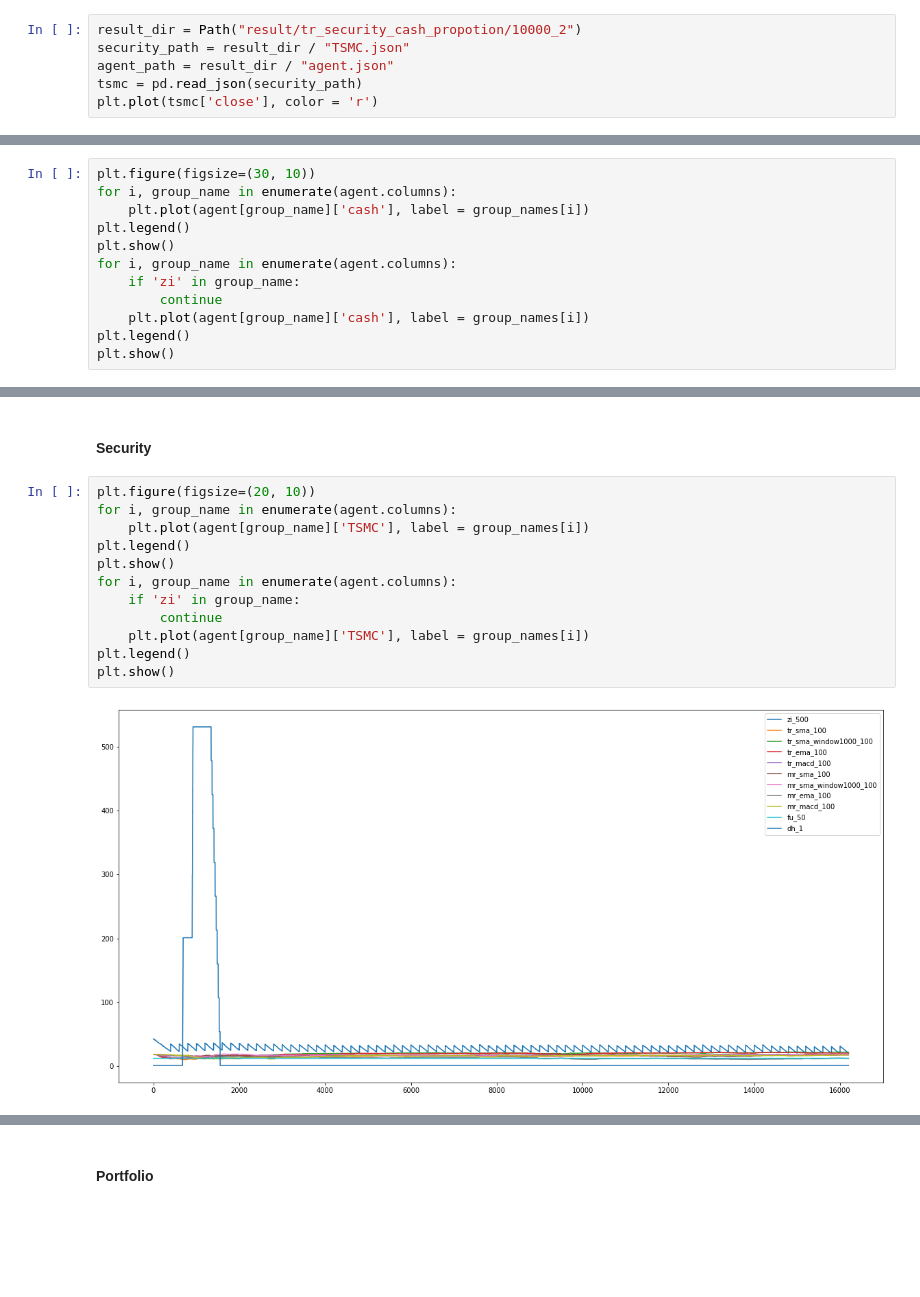
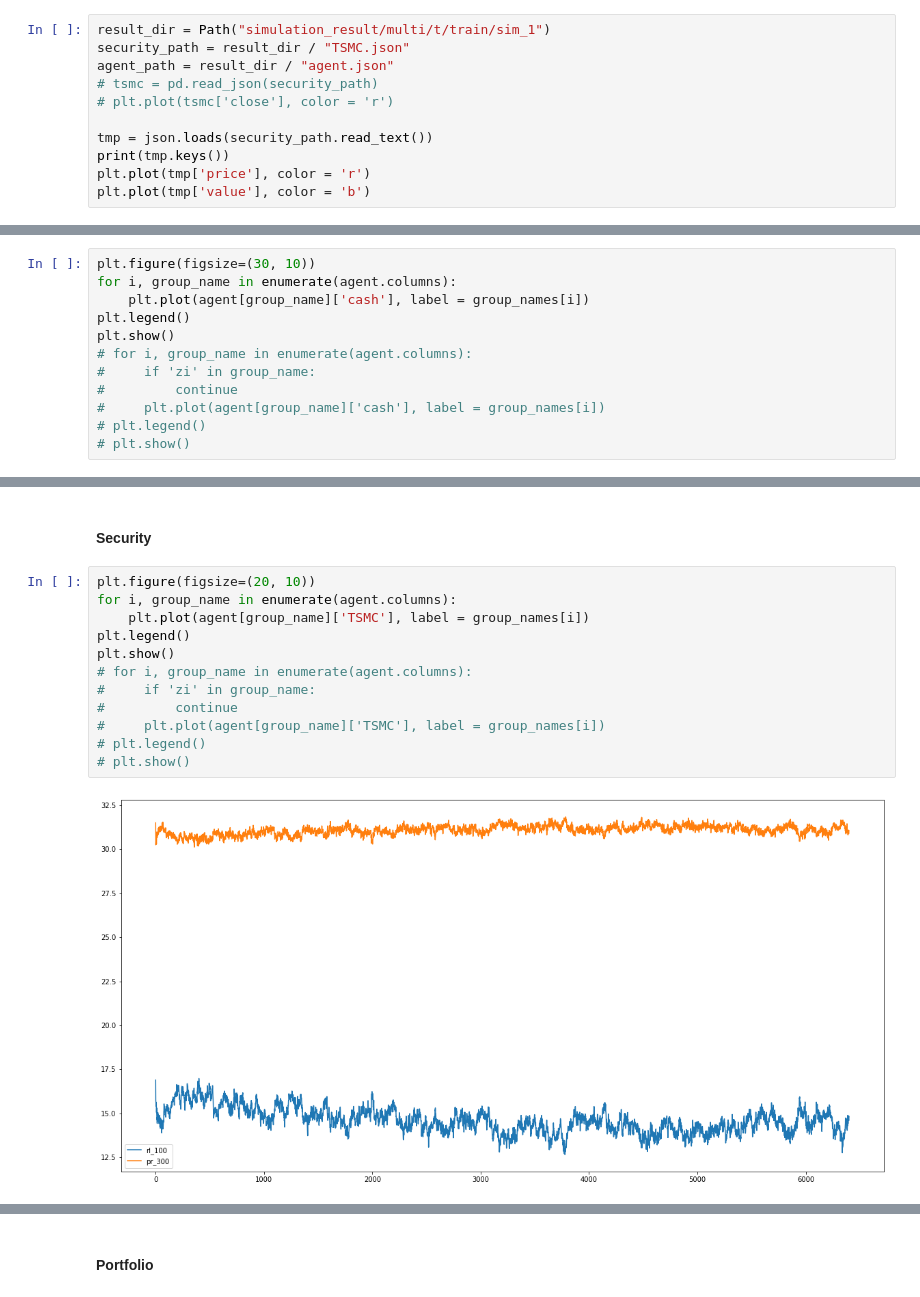
Before and after one commit to lainn9527/market_simulator, a Jupyter notebook: visualization.ipynb, the cells around one changed output, grey strips where cells are left out. Drawn from its saved outputs; the diff is of its cells as text; blank space fills up the shorter version.

```diff
--- a/visualization.ipynb
+++ b/visualization.ipynb
@@ -15,9 +15,14 @@ Different configurations of agents and thus differents dynamic of price and volu
 # %% [markdown]
 ## Orderbook
 # %%
-result_dir = Path("result/tr_security_cash_propotion/10000_2")
+result_dir = Path("simulation_result/multi/t/train/sim_1")
 security_path = result_dir / "TSMC.json"
 agent_path = result_dir / "agent.json"
-tsmc = pd.read_json(security_path)
-plt.plot(tsmc['close'], color = 'r')
+# tsmc = pd.read_json(security_path)
+# plt.plot(tsmc['close'], color = 'r')
+
+tmp = json.loads(security_path.read_text())
+print(tmp.keys())
+plt.plot(tmp['price'], color = 'r')
+plt.plot(tmp['value'], color = 'b')
 # %% [output]
@@ -252,10 +246,10 @@ for i, group_name in enumerate(agent.columns):
     plt.plot(agent[group_name]['cash'], label = group_names[i])
 plt.legend()
 plt.show()
-for i, group_name in enumerate(agent.columns):
-    if 'zi' in group_name:
-        continue
-    plt.plot(agent[group_name]['cash'], label = group_names[i])
-plt.legend()
-plt.show()
+# for i, group_name in enumerate(agent.columns):
+#     if 'zi' in group_name:
+#         continue
+#     plt.plot(agent[group_name]['cash'], label = group_names[i])
+# plt.legend()
+# plt.show()
 # %% [output]
@@ -267,14 +259,14 @@ No handles with labels found to put in legend.
 # %%
 plt.figure(figsize=(20, 10))
 for i, group_name in enumerate(agent.columns):
     plt.plot(agent[group_name]['TSMC'], label = group_names[i])
 plt.legend()
 plt.show()
-for i, group_name in enumerate(agent.columns):
-    if 'zi' in group_name:
-        continue
-    plt.plot(agent[group_name]['TSMC'], label = group_names[i])
-plt.legend()
-plt.show()
+# for i, group_name in enumerate(agent.columns):
+#     if 'zi' in group_name:
+#         continue
+#     plt.plot(agent[group_name]['TSMC'], label = group_names[i])
+# plt.legend()
+# plt.show()
 # %% [output]
-[figure, old version]
+[figure, new version]
```
Also changed, not shown: parts of 13 cells of this notebook, 2 other files.
